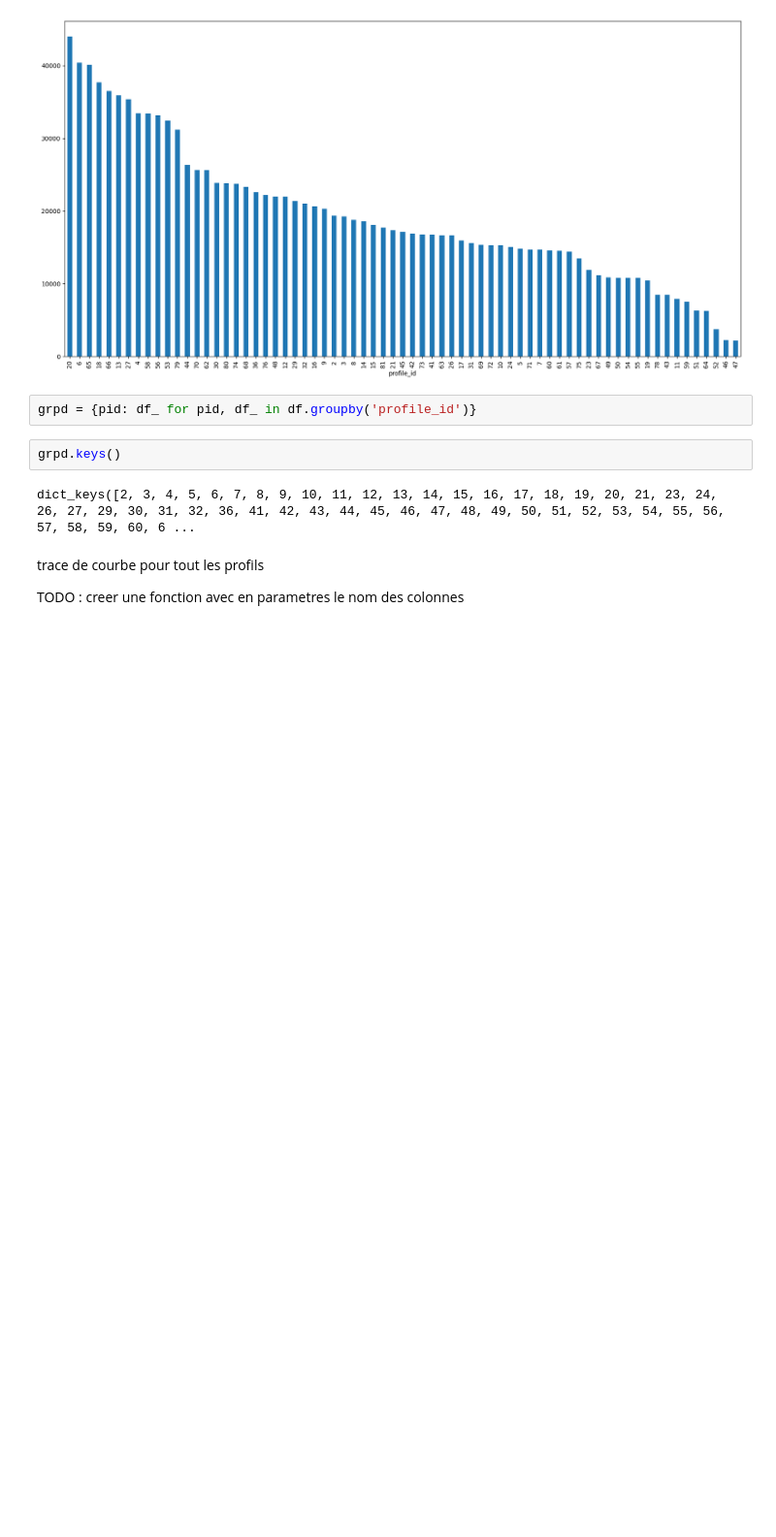
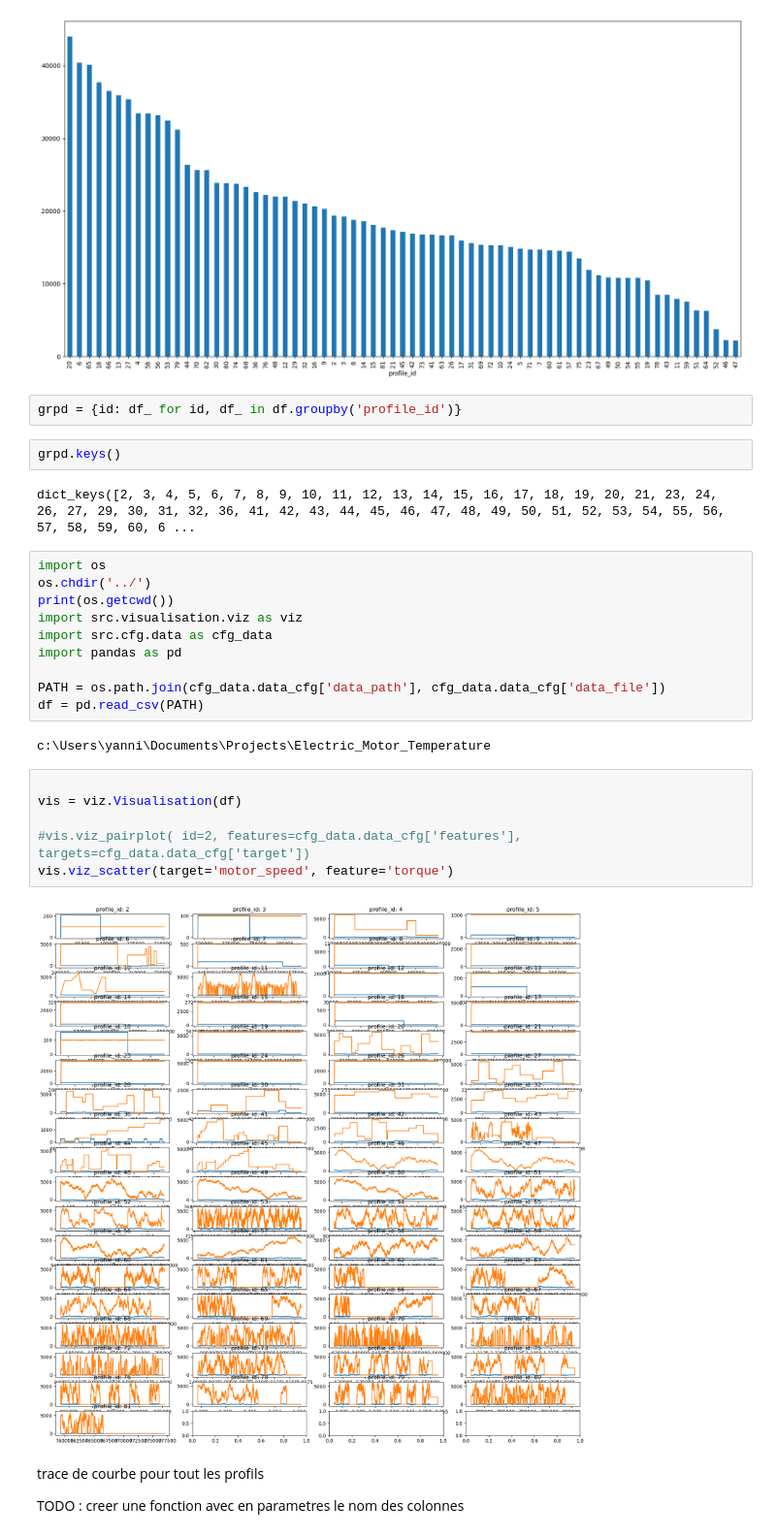
Before and after one commit to Yannick1977/Electric_Motor_Temperature, a Jupyter notebook: notebooks/explore_data.ipynb, the cells around one changed output. Shown at 97% size. Cells and saved outputs as stored; diff of their text form; blank space fills up the shorter version.

```diff
--- a/notebooks/explore_data.ipynb
+++ b/notebooks/explore_data.ipynb
@@ -66,11 +66,31 @@ df['profile_id'].value_counts().plot(kind='bar')
 <Axes: xlabel='profile_id'>
 [figure]
 # %%
-grpd = {pid: df_ for pid, df_ in df.groupby('profile_id')}
+grpd = {id: df_ for id, df_ in df.groupby('profile_id')}
 # %%
 grpd.keys()
 # %% [output]
 dict_keys([2, 3, 4, 5, 6, 7, 8, 9, 10, 11, 12, 13, 14, 15, 16, 17, 18, 19, 20, 21, 23, 24, 26, 27, 29, 30, 31, 32, 36, 41, 42, 43, 44, 45, 46, 47, 48, 49, 50, 51, 52, 53, 54, 55, 56, 57, 58, 59, 60, 6 ...
+# %%
+import os
+os.chdir('../')
+print(os.getcwd())
+import src.visualisation.viz as viz
+import src.cfg.data as cfg_data
+import pandas as pd
+
+PATH = os.path.join(cfg_data.data_cfg['data_path'], cfg_data.data_cfg['data_file'])
+df = pd.read_csv(PATH)
+# %% [output]
+c:\Users\yanni\Documents\Projects\Electric_Motor_Temperature
+# %%
+
+vis = viz.Visualisation(df)
+
+#vis.viz_pairplot( id=2, features=cfg_data.data_cfg['features'], targets=cfg_data.data_cfg['target'])
+vis.viz_scatter(target='motor_speed', feature='torque')
+# %% [output]
+[figure, added]
 # %% [markdown]
 trace de courbe pour tout les profils
 
```
Also changed, not shown: parts of 1 cell of this notebook, 2 other files.
